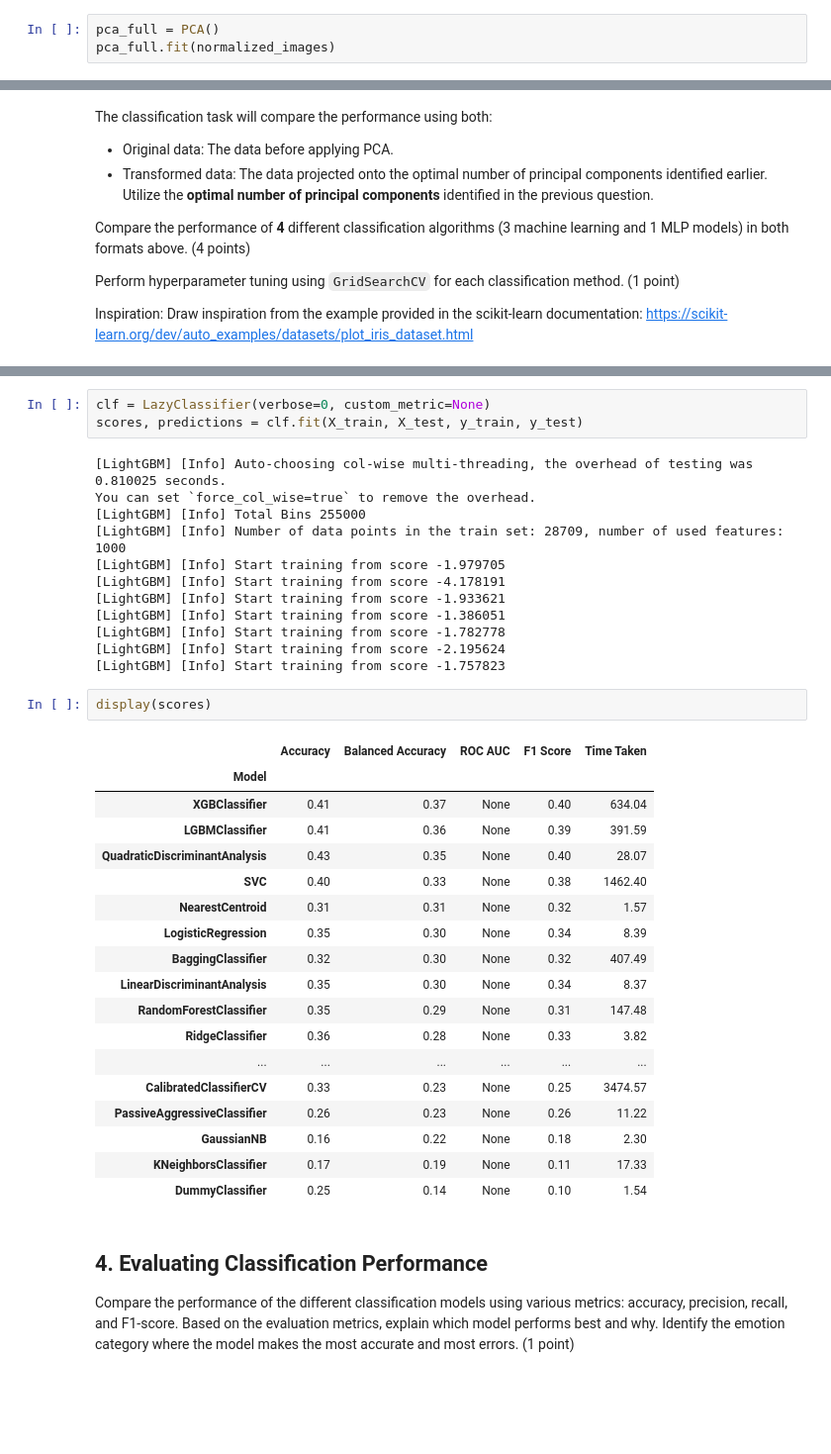
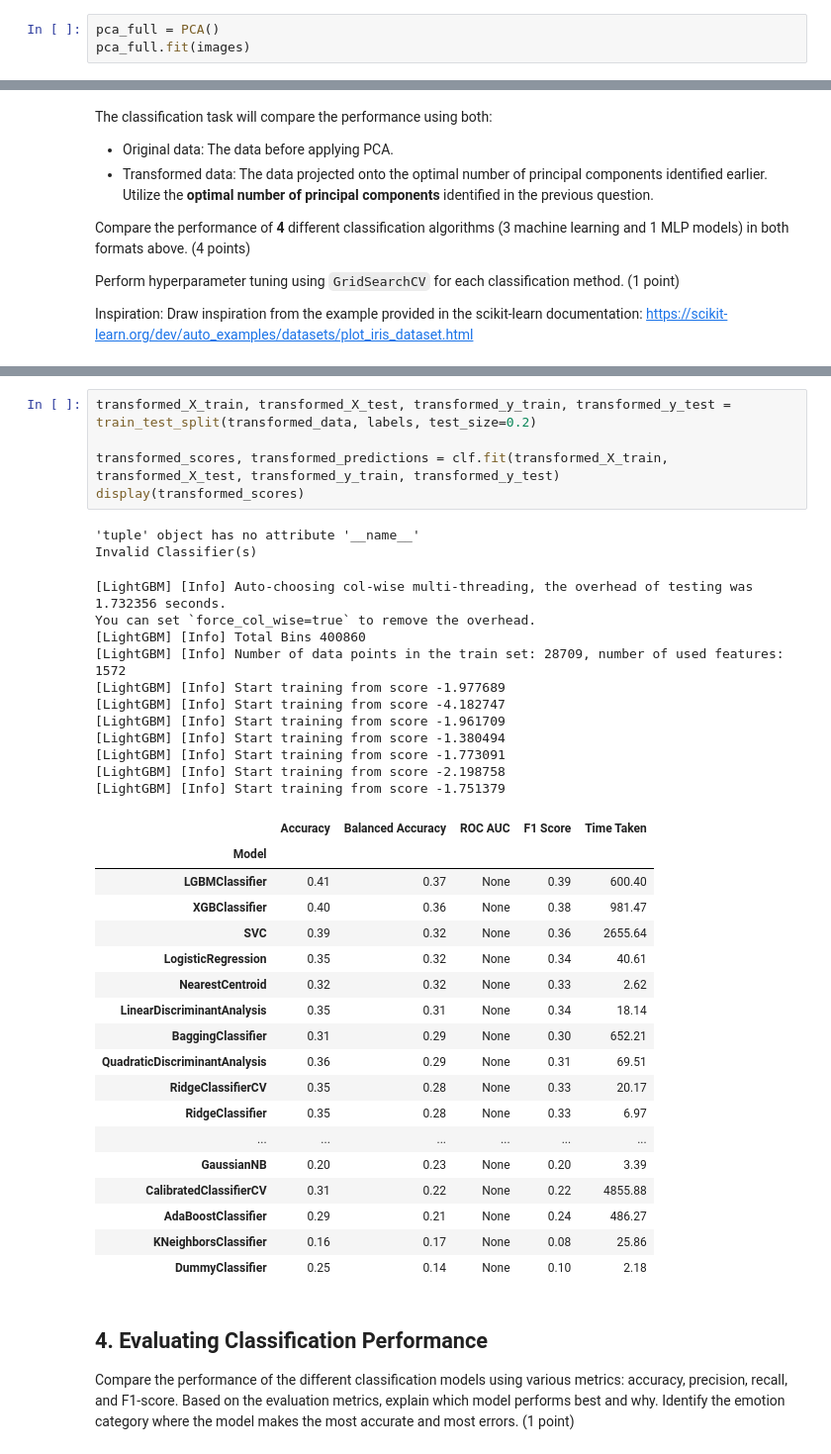
Before and after one commit to quochuy242/Fundamental-ML, a Jupyter notebook: notebooks/test-eda.ipynb, the cells around one changed output, grey strips where cells are left out. Shown at 99% size. Cells and saved outputs as stored; diff of their text form; blank space fills up the shorter version.

```diff
--- a/notebooks/test-eda.ipynb
+++ b/notebooks/test-eda.ipynb
@@ -154,7 +239,7 @@ plot_compare_pca_images(raw_images, pca_images, labels, pca_2_components)
 Question 2: How to determine the optimal number of principal components using `pca.explained_variance_`? Explain your selection process. (2 points)
 # %%
 pca_full = PCA()
-pca_full.fit(normalized_images)
+pca_full.fit(images)
 # %% [output]
 PCA()
 # %%
@@ -197,39 +318,40 @@ X_train, X_test, y_train, y_test = train_test_split(transformed_data, labels, te
-# %%
-clf = LazyClassifier(verbose=0, custom_metric=None)
-scores, predictions = clf.fit(X_train, X_test, y_train, y_test)
-# %% [output]
-[LightGBM] [Info] Auto-choosing col-wise multi-threading, the overhead of testing was 0.810025 seconds.
-You can set `force_col_wise=true` to remove the overhead.
-[LightGBM] [Info] Total Bins 255000
-[LightGBM] [Info] Number of data points in the train set: 28709, number of used features: 1000
-[LightGBM] [Info] Start training from score -1.979705
-[LightGBM] [Info] Start training from score -4.178191
-[LightGBM] [Info] Start training from score -1.933621
-[LightGBM] [Info] Start training from score -1.386051
-[LightGBM] [Info] Start training from score -1.782778
-[LightGBM] [Info] Start training from score -2.195624
-[LightGBM] [Info] Start training from score -1.757823
-# %%
-display(scores)
-# %% [output]
-|  | Accuracy | Balanced Accuracy | ROC AUC | F1 Score | Time Taken |
-| Model |  |  |  |  |  |
-| XGBClassifier | 0.41 | 0.37 | None | 0.40 | 634.04 |
-| LGBMClassifier | 0.41 | 0.36 | None | 0.39 | 391.59 |
-| QuadraticDiscriminantAnalysis | 0.43 | 0.35 | None | 0.40 | 28.07 |
-| SVC | 0.40 | 0.33 | None | 0.38 | 1462.40 |
-| NearestCentroid | 0.31 | 0.31 | None | 0.32 | 1.57 |
-| LogisticRegression | 0.35 | 0.30 | None | 0.34 | 8.39 |
-| BaggingClassifier | 0.32 | 0.30 | None | 0.32 | 407.49 |
-| LinearDiscriminantAnalysis | 0.35 | 0.30 | None | 0.34 | 8.37 |
-| RandomForestClassifier | 0.35 | 0.29 | None | 0.31 | 147.48 |
-| RidgeClassifier | 0.36 | 0.28 | None | 0.33 | 3.82 |
-| ... | ... | ... | ... | ... | ... |
-| CalibratedClassifierCV | 0.33 | 0.23 | None | 0.25 | 3474.57 |
-| PassiveAggressiveClassifier | 0.26 | 0.23 | None | 0.26 | 11.22 |
-| GaussianNB | 0.16 | 0.22 | None | 0.18 | 2.30 |
-| KNeighborsClassifier | 0.17 | 0.19 | None | 0.11 | 17.33 |
-| DummyClassifier | 0.25 | 0.14 | None | 0.10 | 1.54 |
+# %%
+transformed_X_train, transformed_X_test, transformed_y_train, transformed_y_test = train_test_split(transformed_data, labels, test_size=0.2)
+
+transformed_scores, transformed_predictions = clf.fit(transformed_X_train, transformed_X_test, transformed_y_train, transformed_y_test)
+display(transformed_scores)
+# %% [output]
+'tuple' object has no attribute '__name__'
+Invalid Classifier(s)
+[LightGBM] [Info] Auto-choosing col-wise multi-threading, the overhead of testing was 1.732356 seconds.
+You can set `force_col_wise=true` to remove the overhead.
+[LightGBM] [Info] Total Bins 400860
+[LightGBM] [Info] Number of data points in the train set: 28709, number of used features: 1572
+[LightGBM] [Info] Start training from score -1.977689
+[LightGBM] [Info] Start training from score -4.182747
+[LightGBM] [Info] Start training from score -1.961709
+[LightGBM] [Info] Start training from score -1.380494
+[LightGBM] [Info] Start training from score -1.773091
+[LightGBM] [Info] Start training from score -2.198758
+[LightGBM] [Info] Start training from score -1.751379
+|  | Accuracy | Balanced Accuracy | ROC AUC | F1 Score | Time Taken |
+| Model |  |  |  |  |  |
+| LGBMClassifier | 0.41 | 0.37 | None | 0.39 | 600.40 |
+| XGBClassifier | 0.40 | 0.36 | None | 0.38 | 981.47 |
+| SVC | 0.39 | 0.32 | None | 0.36 | 2655.64 |
+| LogisticRegression | 0.35 | 0.32 | None | 0.34 | 40.61 |
+| NearestCentroid | 0.32 | 0.32 | None | 0.33 | 2.62 |
+| LinearDiscriminantAnalysis | 0.35 | 0.31 | None | 0.34 | 18.14 |
+| BaggingClassifier | 0.31 | 0.29 | None | 0.30 | 652.21 |
+| QuadraticDiscriminantAnalysis | 0.36 | 0.29 | None | 0.31 | 69.51 |
+| RidgeClassifierCV | 0.35 | 0.28 | None | 0.33 | 20.17 |
+| RidgeClassifier | 0.35 | 0.28 | None | 0.33 | 6.97 |
+| ... | ... | ... | ... | ... | ... |
+| GaussianNB | 0.20 | 0.23 | None | 0.20 | 3.39 |
+| CalibratedClassifierCV | 0.31 | 0.22 | None | 0.22 | 4855.88 |
+| AdaBoostClassifier | 0.29 | 0.21 | None | 0.24 | 486.27 |
+| KNeighborsClassifier | 0.16 | 0.17 | None | 0.08 | 25.86 |
+| DummyClassifier | 0.25 | 0.14 | None | 0.10 | 2.18 |
 # %% [markdown]
 ## 4. Evaluating Classification Performance
 
```
Also changed, not shown: parts of 16 cells of this notebook.
